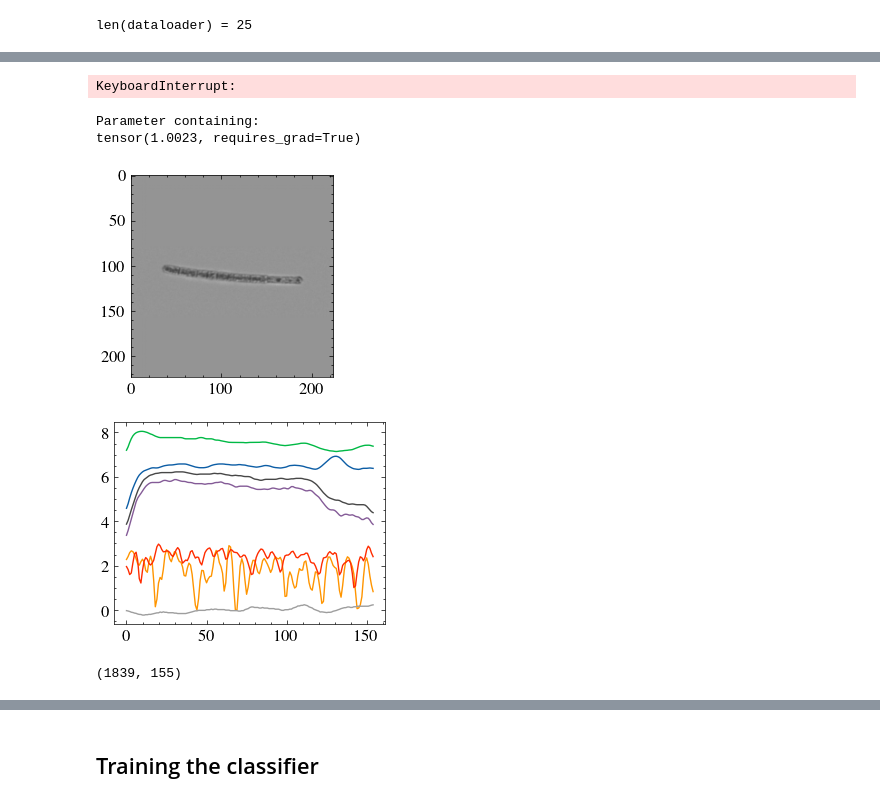
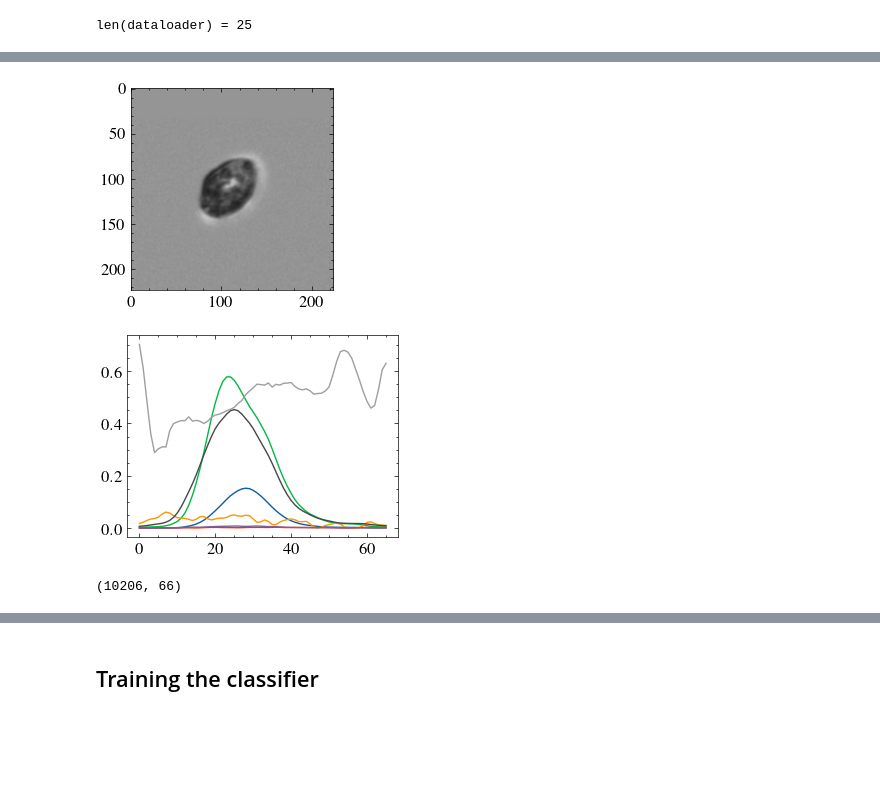
Before and after one commit to imveikka/multimodal_plankton_recognition, a Jupyter notebook: sandbox.ipynb, the cells around one changed output, grey strips where cells are left out. Saved outputs shown, nothing was run; the diff lists cells and outputs as text; code cells hidden in the pictures; blank space fills up the shorter version.

Commit message:
testing tensorboard

```diff
--- a/sandbox.ipynb
+++ b/sandbox.ipynb
@@ -39,7 +39,7 @@ plt.rcParams.update({
 })
 # %%
 data_path = Path('./data/CytoSense')
-annotation_file = 'test_5.csv'
+annotation_file = 'train_5.csv'
 
 
 image_transforms = ImageTransforms()
@@ -159,5 +119,5 @@ sum(p.numel() for p in clip.parameters())
 # %%
-epochs = 4
+epochs = 30
 steps = len(dataloader) * epochs
 iterator = tqdm(range(1, steps + 1))
 
@@ -189,32 +149,28 @@ for i in iterator:
         accumulated_loss /= accum_steps
         writer.add_scalar('Train loss:', accumulated_loss, i // accum_steps)
         accumulated_loss = 0
-# %% [output]
-KeyboardInterrupt:
-# %%
-clip.logit_scale
-# %% [output]
-Parameter containing:
-tensor(1.0023, requires_grad=True)
 # %%
-test_set = MultiSet(data_path, 'test_10')
+test_set = MultiSet(data_path, 'test_5.csv',
+                    image_transforms=image_transforms,
+                    signal_transforms=signal_transforms,
+                    image_size=(224, 224))
 test_set.label_encoder = dataset.label_encoder
-test_loader = DataLoader(test_set, 20, collate_fn=collate_bert)
+test_loader = DataLoader(test_set, 20, collate_fn=multi_collate)
 test_loader = accelerator.prepare(test_loader)
 # %%
-ix = 979
+ix = 2003
 
 image, signal, y = test_set[ix]
 
 plt.imshow(image.permute(1, 2, 0))
 plt.show()
 plt.plot(signal)
 plt.show()
 test_set.X[ix], len(signal)
 # %% [output]
-[figure, old version]
+[figure, new version]
-[figure, old version]
+[figure, new version]
-(1839, 155)
+(10206, 66)
 # %%
 clip.eval()
 
```
Also changed, not shown: parts of 22 cells of this notebook, 2 other files.
